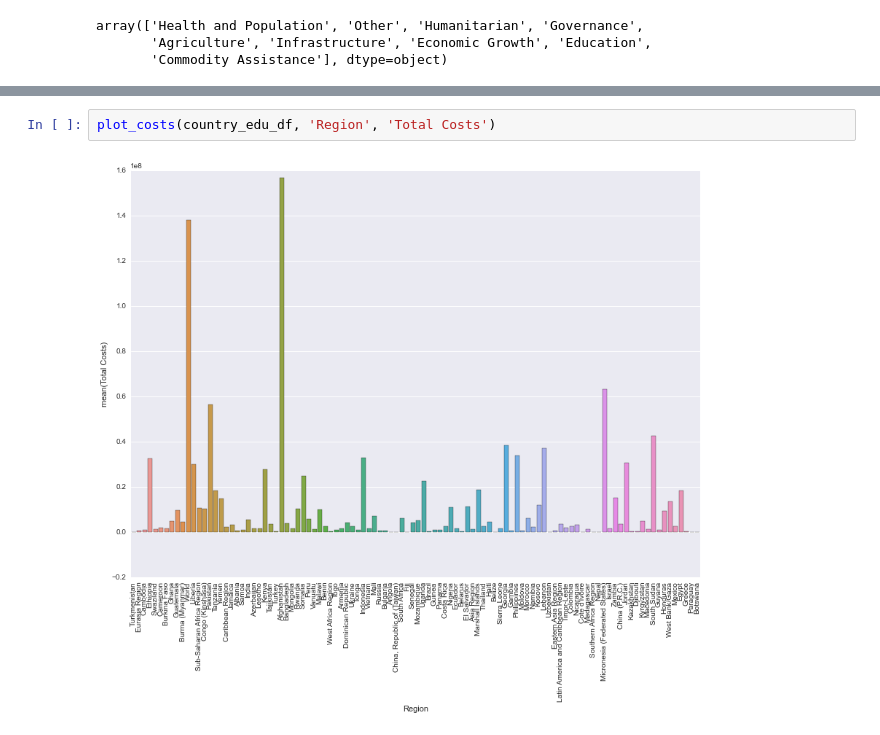
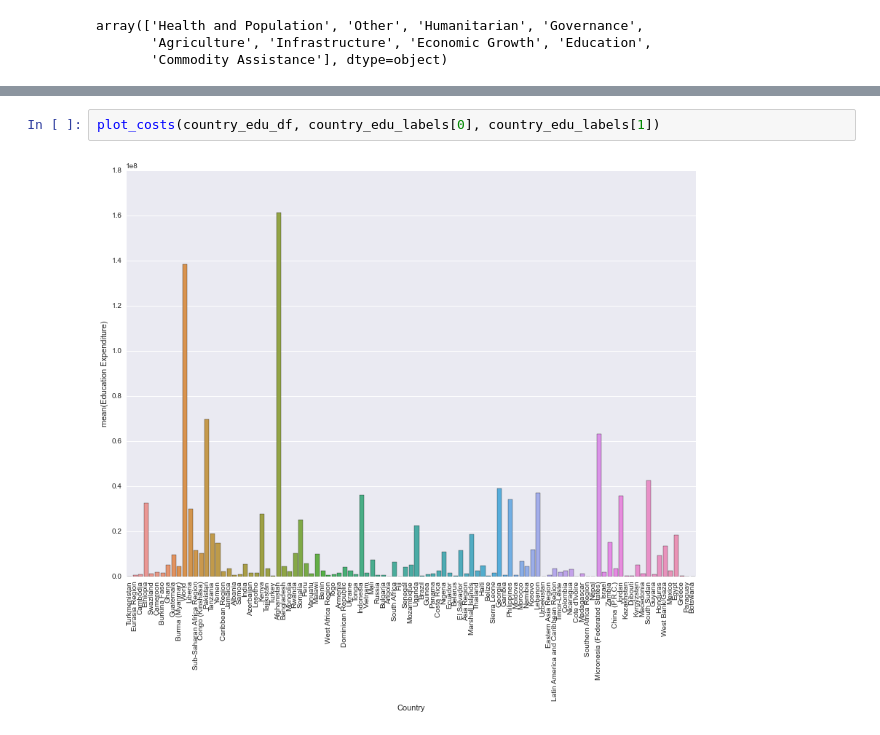
Before and after one commit to ds-proto/ds-proto.github.io, a Jupyter notebook: US_aid.ipynb, the cells around one changed output, grey strips where cells are left out. Saved outputs shown, nothing was run; the diff lists cells and outputs as text.

```diff
--- a/US_aid.ipynb
+++ b/US_aid.ipynb
@@ -124,4 +106,4 @@ country_edu_df.sort('Total Costs')
-# %%
-plot_costs(country_edu_df, 'Region', 'Total Costs')
-# %% [output]
-[figure, removed]
+# %%
+plot_costs(country_edu_df, country_edu_labels[0], country_edu_labels[1])
+# %% [output]
+[figure, added]
```
Also changed, not shown: parts of 11 cells of this notebook, 3 other files.
